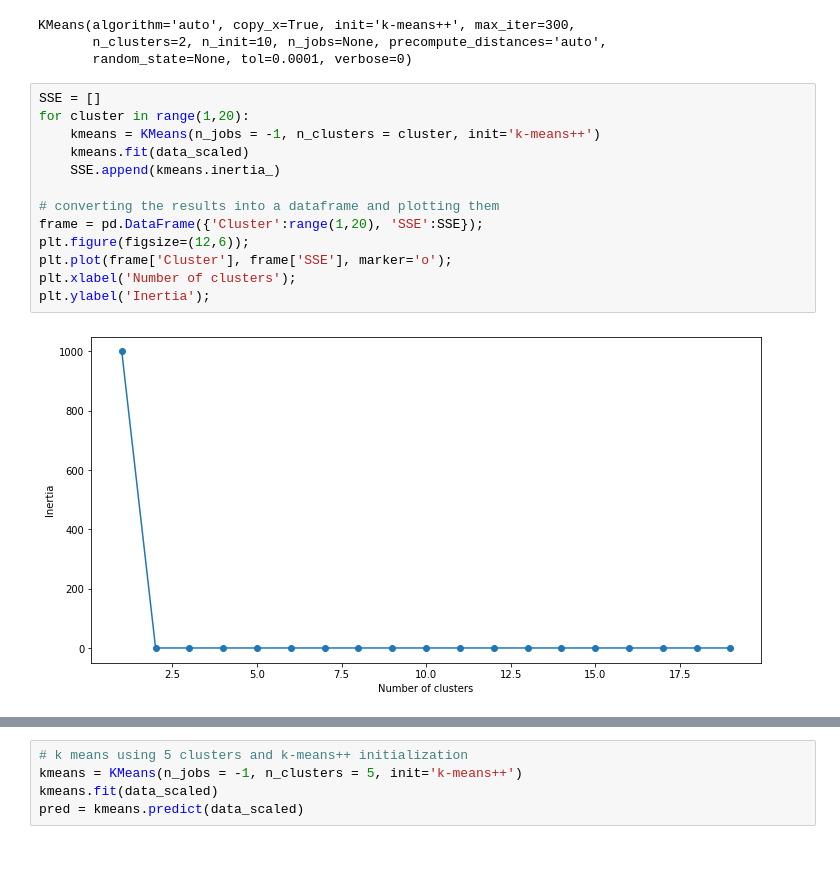
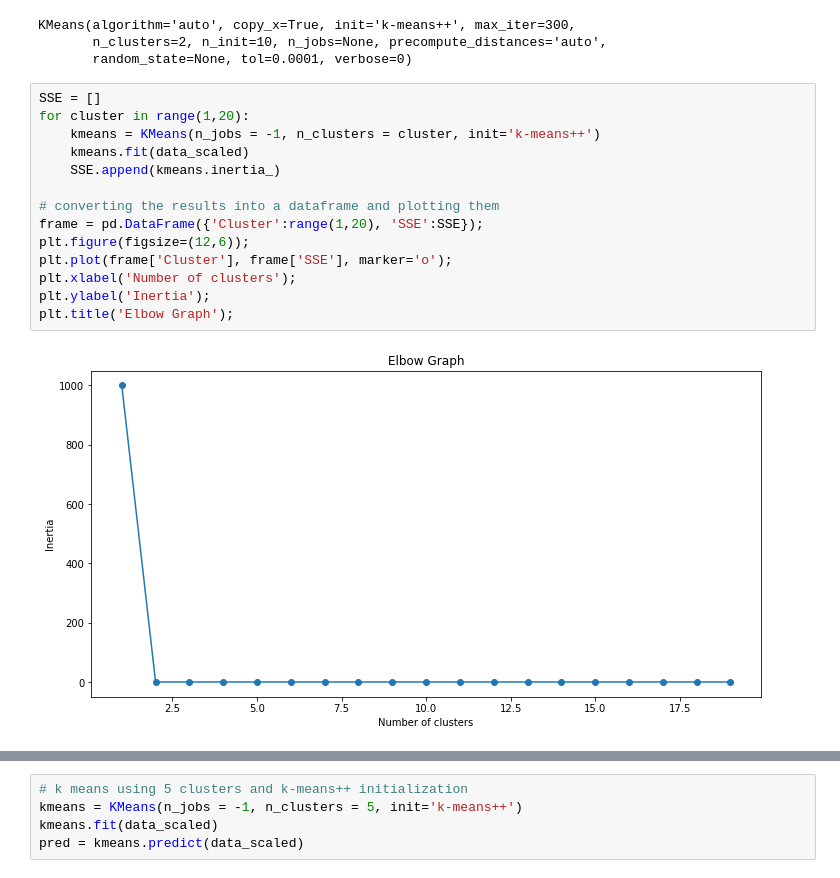
Before and after one commit to ipatel467/Customer-Segmentation, a Jupyter notebook: index.ipynb, the cells around one changed output, grey strips where cells are left out. Saved outputs shown, nothing was run; the diff lists cells and outputs as text.

```diff
--- a/index.ipynb
+++ b/index.ipynb
@@ -259,18 +267,19 @@ KMeans(algorithm='auto', copy_x=True, init='k-means++', max_iter=300,
 # %%
 SSE = []
 for cluster in range(1,20):
     kmeans = KMeans(n_jobs = -1, n_clusters = cluster, init='k-means++')
     kmeans.fit(data_scaled)
     SSE.append(kmeans.inertia_)
 
 # converting the results into a dataframe and plotting them
 frame = pd.DataFrame({'Cluster':range(1,20), 'SSE':SSE});
 plt.figure(figsize=(12,6));
 plt.plot(frame['Cluster'], frame['SSE'], marker='o');
 plt.xlabel('Number of clusters');
 plt.ylabel('Inertia');
+plt.title('Elbow Graph');
 # %% [output]
-[figure, old version]
+[figure, new version]
 # %%
 SSE = []
 for cluster in range(1,20):
```
Also changed, not shown: parts of 7 cells of this notebook.
